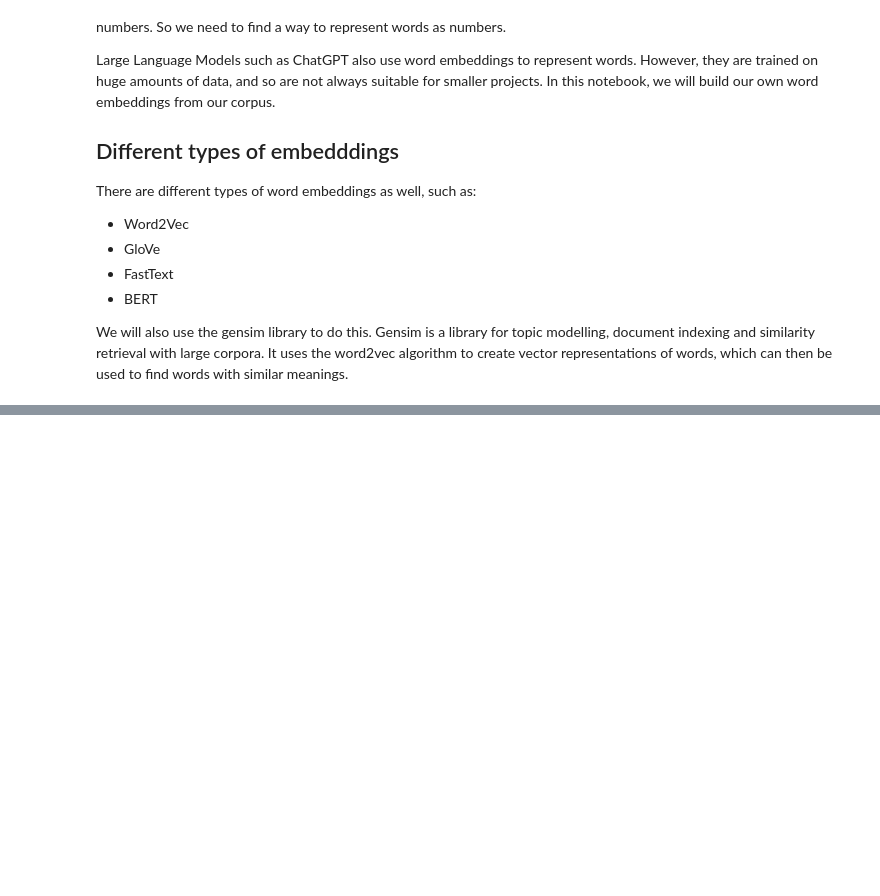
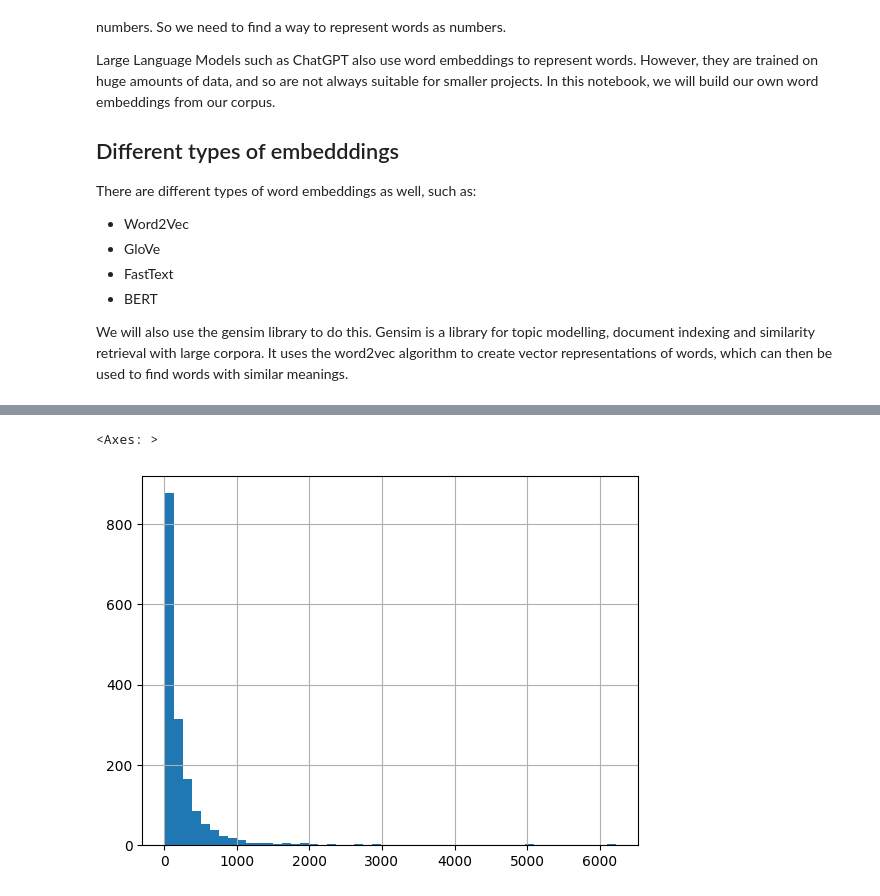
Before and after one commit to ValRCS/BSSDH_2023_workshop, a Jupyter notebook: notebooks/day1_part3_embeddings.ipynb, the cells around one changed output, grey strips where cells are left out. Cells and saved outputs as stored; diff of their text form; code cells hidden in the pictures; blank space fills up the shorter version.

```diff
--- a/notebooks/day1_part3_embeddings.ipynb
+++ b/notebooks/day1_part3_embeddings.ipynb
@@ -25,0 +122,7 @@ There are different types of word embeddings as well, such as:
+# %%
+# we are still not getting a good view of the distribution
+# let's increase the number of bins
+df[df.word_count_cleaned < 10000].word_count_cleaned.hist(bins=50)
+# %% [output]
+<Axes: >
+[figure, added]
```
Also changed, not shown: parts of 11 cells of this notebook.
